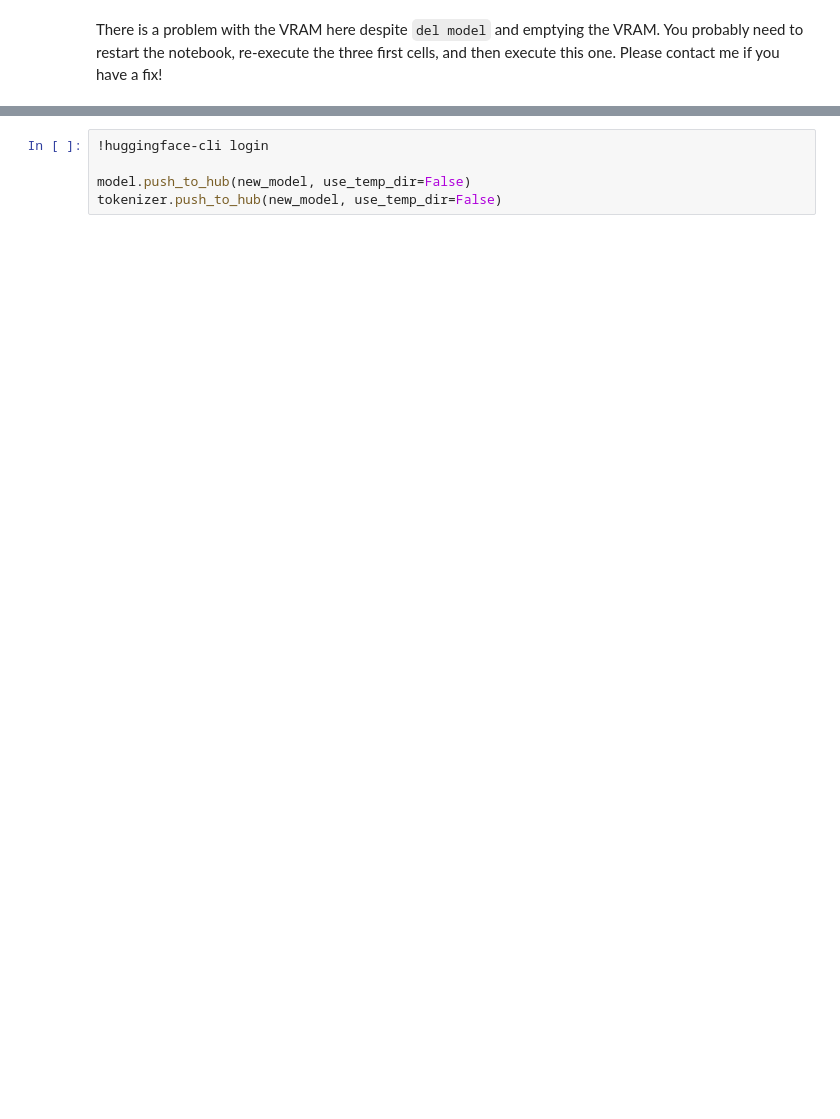
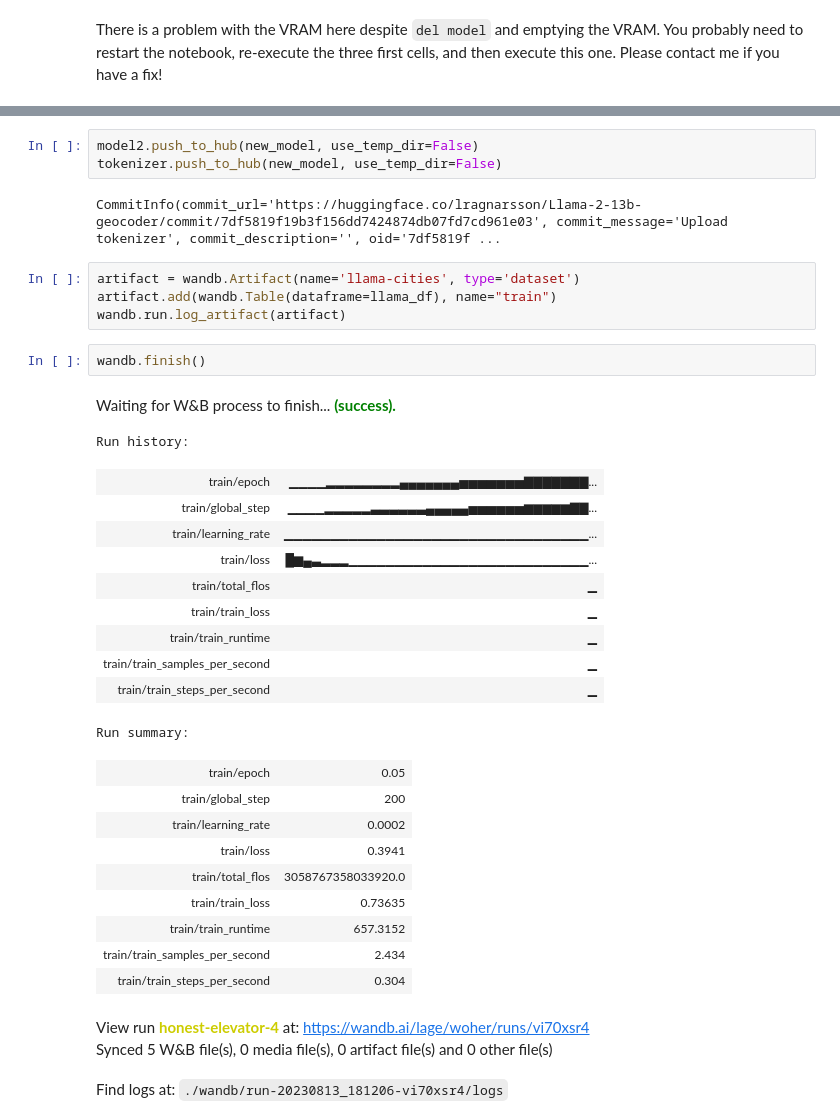
Before and after one commit to lragnarsson/woher, a Jupyter notebook: gen2/llama2_fine_tune.ipynb, the cells around one changed output, grey strips where cells are left out. Drawn from its saved outputs; the diff is of its cells as text; blank space fills up the shorter version.

```diff
--- a/gen2/llama2_fine_tune.ipynb
+++ b/gen2/llama2_fine_tune.ipynb
@@ -239,5 +356,36 @@ tokenizer.padding_side = "right"
 # %%
-!huggingface-cli login
-
-model.push_to_hub(new_model, use_temp_dir=False)
+model2.push_to_hub(new_model, use_temp_dir=False)
 tokenizer.push_to_hub(new_model, use_temp_dir=False)
+# %% [output]
+CommitInfo(commit_url='https://huggingface.co/lragnarsson/Llama-2-13b-geocoder/commit/7df5819f19b3f156dd7424874db07fd7cd961e03', commit_message='Upload tokenizer', commit_description='', oid='7df5819f ...
+# %%
+artifact = wandb.Artifact(name='llama-cities', type='dataset')
+artifact.add(wandb.Table(dataframe=llama_df), name="train")
+wandb.run.log_artifact(artifact)
+# %%
+wandb.finish()
+# %% [output]
+Waiting for W&B process to finish... (success).
+Run history:
+| train/epoch | ▁▁▁▁▂▂▂▂▂▂▂▂▄▄▄▄▄▄▄▅▅▅▅▅▅▅▇▇▇▇▇▇▇... |
+| train/global_step | ▁▁▁▁▂▂▂▂▂▃▃▃▃▃▃▄▄▄▄▄▅▅▅▅▅▅▆▆▆▆▆▇▇... |
+| train/learning_rate | ▁▁▁▁▁▁▁▁▁▁▁▁▁▁▁▁▁▁▁▁▁▁▁▁▁▁▁▁▁▁▁▁▁... |
+| train/loss | █▆▄▃▂▂▂▁▁▁▁▁▁▁▁▁▁▁▁▁▁▁▁▁▁▁▁▁▁▁▁▁▁... |
+| train/total_flos | ▁ |
+| train/train_loss | ▁ |
+| train/train_runtime | ▁ |
+| train/train_samples_per_second | ▁ |
+| train/train_steps_per_second | ▁ |
+Run summary:
+| train/epoch | 0.05 |
+| train/global_step | 200 |
+| train/learning_rate | 0.0002 |
+| train/loss | 0.3941 |
+| train/total_flos | 3058767358033920.0 |
+| train/train_loss | 0.73635 |
+| train/train_runtime | 657.3152 |
+| train/train_samples_per_second | 2.434 |
+| train/train_steps_per_second | 0.304 |
+View run honest-elevator-4 at: https://wandb.ai/lage/woher/runs/vi70xsr4
+Synced 5 W&B file(s), 0 media file(s), 0 artifact file(s) and 0 other file(s)
+Find logs at: ./wandb/run-20230813_181206-vi70xsr4/logs
```
Also changed, not shown: parts of 19 cells of this notebook.
